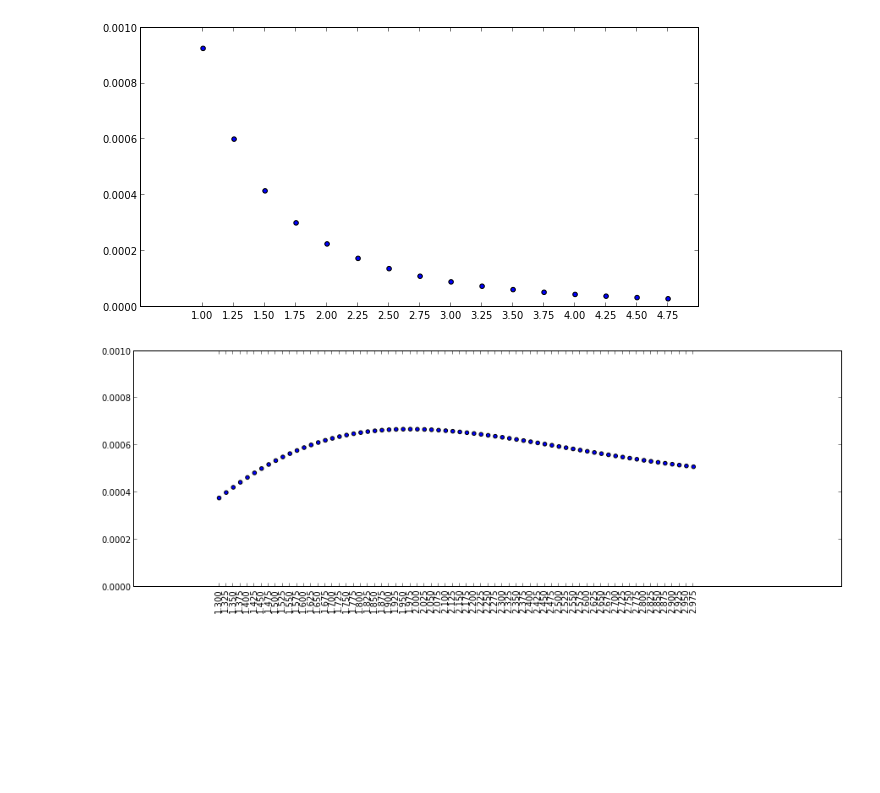
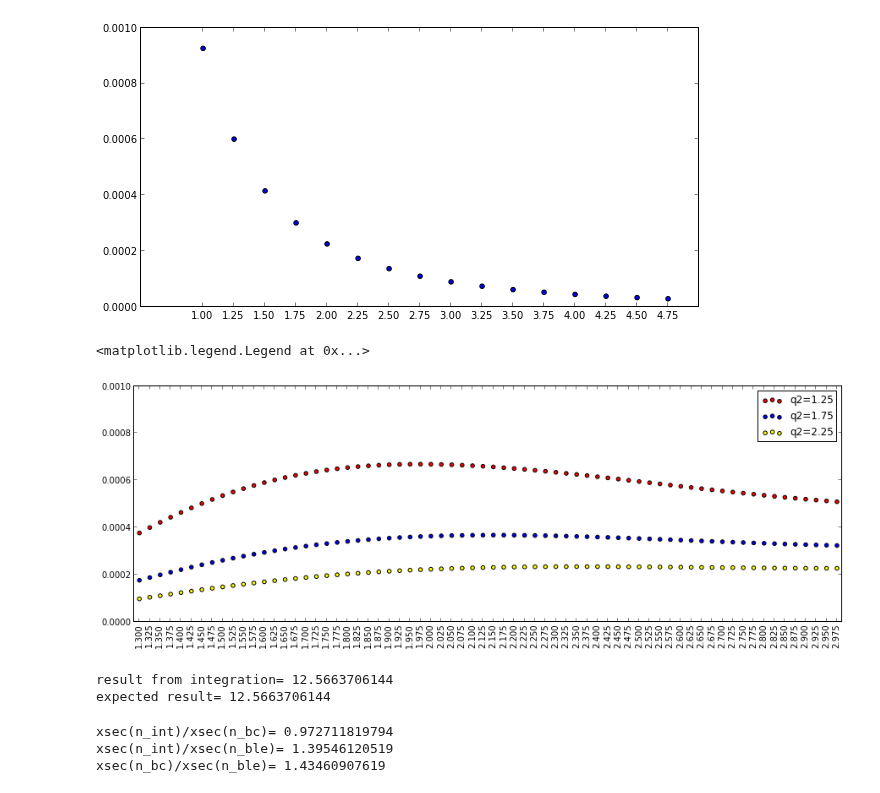
Before and after one commit to arjun-trivedi/ana2pi, a Jupyter notebook: sub_studies/study_lum/nb_norm_vgflux-factor.ipynb, the cells around one changed output. Cells and saved outputs as stored; diff of their text form; code cells hidden in the pictures; blank space fills up the shorter version.

```diff
--- a/sub_studies/study_lum/nb_norm_vgflux-factor.ipynb
+++ b/sub_studies/study_lum/nb_norm_vgflux-factor.ipynb
@@ -12,13 +12,27 @@ print corr_fact
 # %% [output]
 1.5
 [figure]
-# %%
-import numpy as np
-w=np.arange(1.3,3,0.025)
-v=[disp_yields.getvgflux(x,1.25) for x in w]
-plt.figure(111,figsize=(15,5))
-plt.scatter(w,v)
-r=plt.ylim((0,0.001))
-r=plt.xticks(w,rotation='vertical')
-# %% [output]
-[figure, removed]
+# %%
+import numpy as np
+w=np.arange(1.3,3,0.025)
+v1=[disp_yields.getvgflux(x,1.25) for x in w]
+v2=[disp_yields.getvgflux(x,1.50) for x in w]
+v3=[disp_yields.getvgflux(x,1.75) for x in w]
+v4=[disp_yields.getvgflux(x,2.25) for x in w]
+plt.figure(111,figsize=(15,5))
+plt.scatter(w,v1,label="q2=1.25",c='red')
+#plt.scatter(w,v2,label="q2=1.50",c='green')
+plt.scatter(w,v3,label="q2=1.75",c='blue')
+plt.scatter(w,v4,label="q2=2.25",c='yellow')
+r=plt.ylim((0,0.001))
+r=plt.xticks(w,rotation='vertical')
+#! Fix x axis
+# shift half a step to the left
+wmin=(3*w[0]-w[1])/2.
+# shift half a step to the right
+wmax=(3*w[-1]-w[-2])/2.
+plt.xlim(wmin,wmax)
+plt.legend()
+# %% [output]
+<matplotlib.legend.Legend at 0x...>
+[figure, added]
@@ -24,0 +42,12 @@ r=plt.xticks(w,rotation='vertical')
+# %%
+'''
+Test dblquad: Integrate cos(x) + cos(y) between x:[-pi/2,pi,2] and y:[-pi/2,pi,2]
+Result should be equal to 4pi
+'''
+def func(x,y):
+    return cos(x) + cos(y)
+print "result from integration=",integrate.dblquad(func, -pi/2, pi/2, lambda x:-pi/2, lambda x:pi/2)[0]
+print "expected result=",4*pi
+# %% [output]
+result from integration= 12.5663706144
+expected result= 12.5663706144
@@ -24,0 +64,8 @@ r=plt.xticks(w,rotation='vertical')
+# %%
+print "+ xsec(n_int)/xsec(n_bc)=",n_bc/n_int
+print "+ xsec(n_int)/xsec(n_ble)=",n_ble/n_int
+print "+ xsec(n_bc)/xsec(n_ble)=",n_ble/n_bc
+# %% [output]
+xsec(n_int)/xsec(n_bc)= 0.972711819794
+xsec(n_int)/xsec(n_ble)= 1.39546120519
+xsec(n_bc)/xsec(n_ble)= 1.43460907619
```
Also changed, not shown: parts of 2 cells of this notebook, 2 other files.
